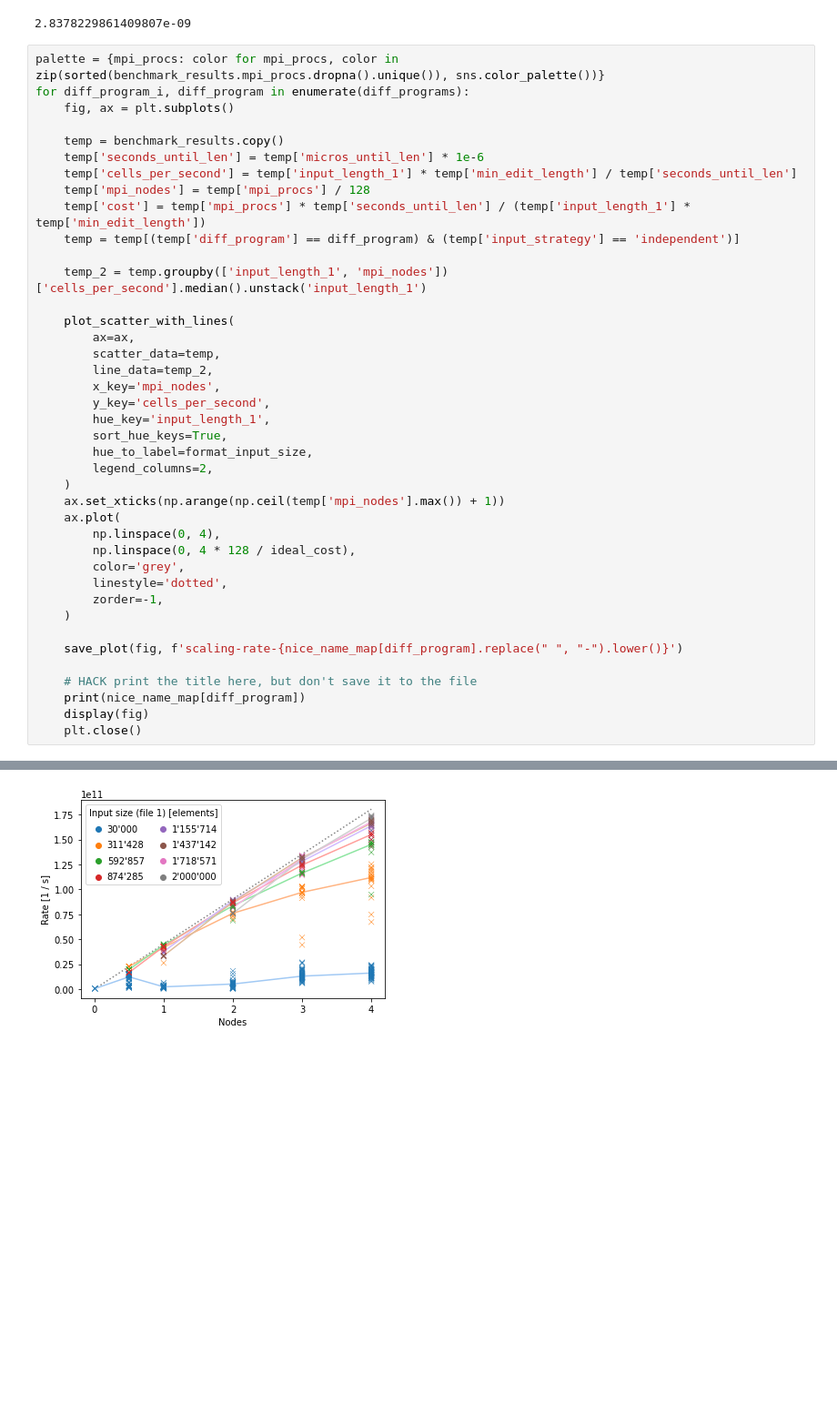
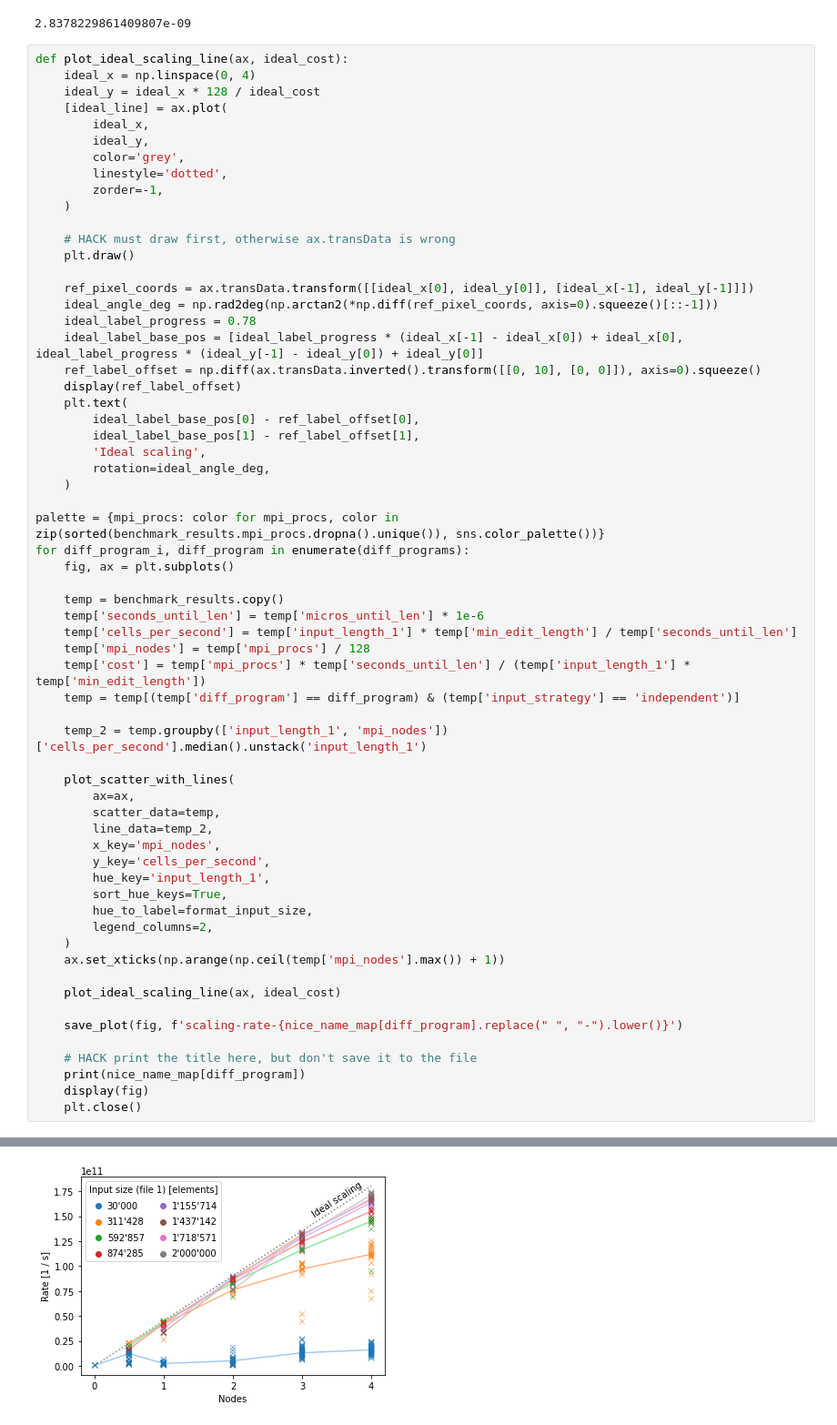
Before and after one commit to tehwalris/mpi-myers-diff, a Jupyter notebook: notebooks/benchmark-analysis-report/parallel_scaling.ipynb, the cells around one changed output, grey strips where cells are left out. Shown at 91% size. Drawn from its saved outputs; the diff is of its cells as text; blank space fills up the shorter version.

Commit message:
Label ideal line in plots

```diff
--- a/notebooks/benchmark-analysis-report/parallel_scaling.ipynb
+++ b/notebooks/benchmark-analysis-report/parallel_scaling.ipynb
@@ -138,6 +138,33 @@ ideal_cost
 # %% [output]
 2.8378229861409807e-09
 # %%
+def plot_ideal_scaling_line(ax, ideal_cost):
+    ideal_x = np.linspace(0, 4)
+    ideal_y = ideal_x * 128 / ideal_cost
+    [ideal_line] = ax.plot(
+        ideal_x,
+        ideal_y,
+        color='grey',
+        linestyle='dotted',
+        zorder=-1,
+    )
+
+    # HACK must draw first, otherwise ax.transData is wrong
+    plt.draw()
+
+    ref_pixel_coords = ax.transData.transform([[ideal_x[0], ideal_y[0]], [ideal_x[-1], ideal_y[-1]]])
+    ideal_angle_deg = np.rad2deg(np.arctan2(*np.diff(ref_pixel_coords, axis=0).squeeze()[::-1]))
+    ideal_label_progress = 0.78
+    ideal_label_base_pos = [ideal_label_progress * (ideal_x[-1] - ideal_x[0]) + ideal_x[0], ideal_label_progress * (ideal_y[-1] - ideal_y[0]) + ideal_y[0]]
+    ref_label_offset = np.diff(ax.transData.inverted().transform([[0, 10], [0, 0]]), axis=0).squeeze()
+    display(ref_label_offset)
+    plt.text(
+        ideal_label_base_pos[0] - ref_label_offset[0],
+        ideal_label_base_pos[1] - ref_label_offset[1],
+        'Ideal scaling',
+        rotation=ideal_angle_deg,
+    )
+
 palette = {mpi_procs: color for mpi_procs, color in zip(sorted(benchmark_results.mpi_procs.dropna().unique()), sns.color_palette())}
 for diff_program_i, diff_program in enumerate(diff_programs):
     fig, ax = plt.subplots()
@@ -163,13 +190,8 @@ for diff_program_i, diff_program in enumerate(diff_programs):
         legend_columns=2,
     )
     ax.set_xticks(np.arange(np.ceil(temp['mpi_nodes'].max()) + 1))
-    ax.plot(
-        np.linspace(0, 4),
-        np.linspace(0, 4 * 128 / ideal_cost),
-        color='grey',
-        linestyle='dotted',
-        zorder=-1,
-    )
+
+    plot_ideal_scaling_line(ax, ideal_cost)
 
     save_plot(fig, f'scaling-rate-{nice_name_map[diff_program].replace(" ", "-").lower()}')
 
@@ -182 +205 @@ MPI row-wise
-[figure, old version]
+[figure, new version]
```
Also changed, not shown: parts of 2 cells of this notebook.
